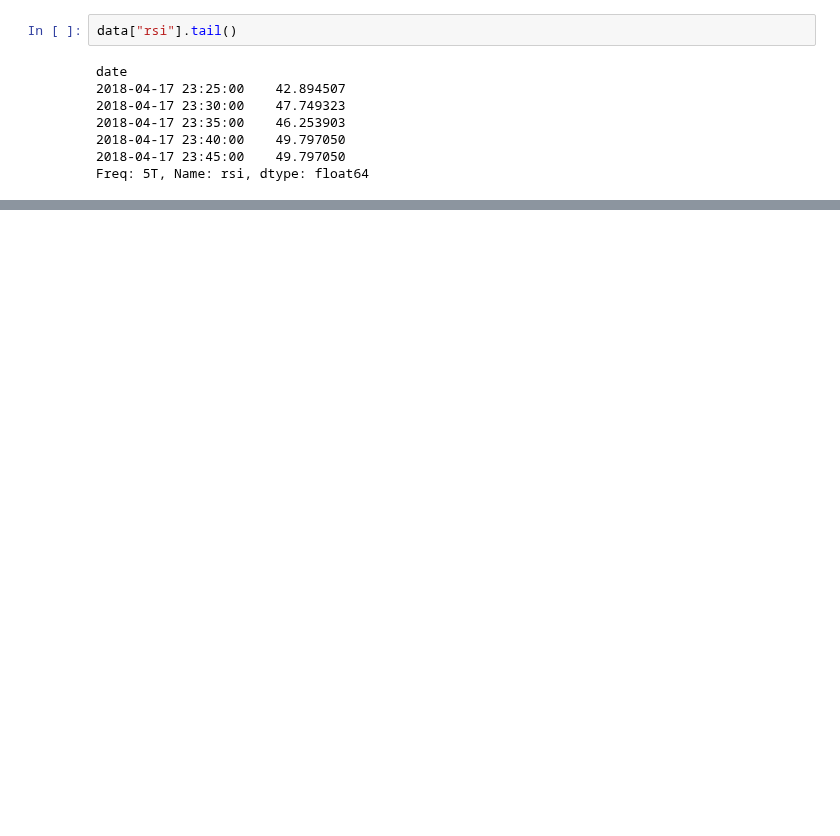
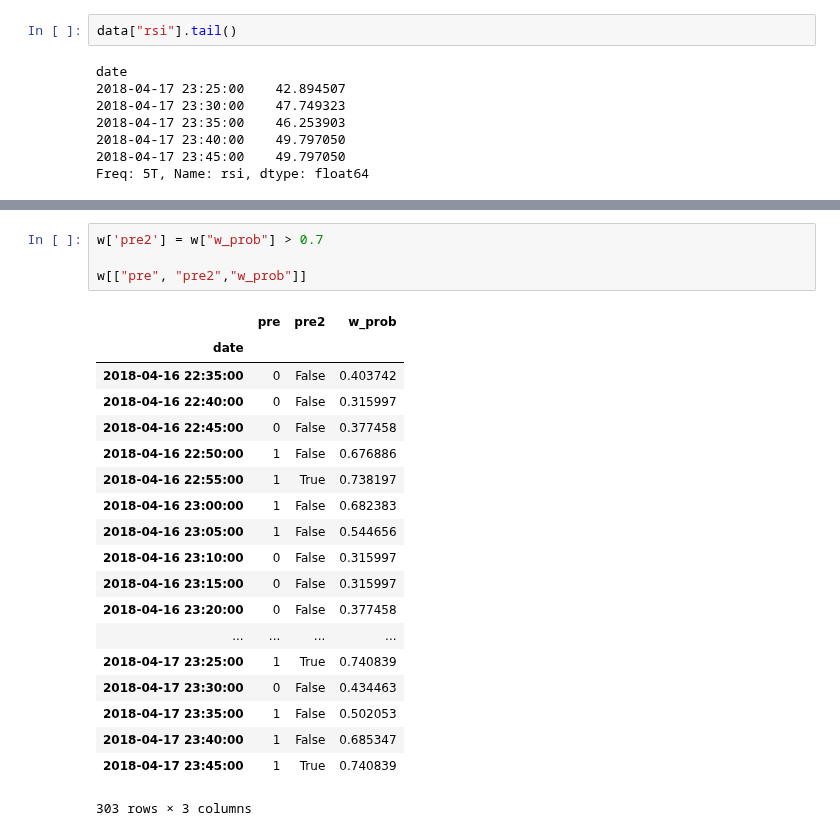
Before and after one commit to ADCryptoSolutions/adcb, a Jupyter notebook: Period_ML_strategy.ipynb, the cells around one changed output, grey strips where cells are left out. Cells and saved outputs as stored; diff of their text form; blank space fills up the shorter version.

```diff
--- a/Period_ML_strategy.ipynb
+++ b/Period_ML_strategy.ipynb
@@ -160,0 +175,24 @@ Freq: 5T, Name: pre, dtype: int64
+# %%
+w['pre2'] = w["w_prob"] > 0.7
+
+w[["pre", "pre2","w_prob"]]
+# %% [output]
+|  | pre | pre2 | w_prob |
+| date |  |  |  |
+| 2018-04-16 22:35:00 | 0 | False | 0.403742 |
+| 2018-04-16 22:40:00 | 0 | False | 0.315997 |
+| 2018-04-16 22:45:00 | 0 | False | 0.377458 |
+| 2018-04-16 22:50:00 | 1 | False | 0.676886 |
+| 2018-04-16 22:55:00 | 1 | True | 0.738197 |
+| 2018-04-16 23:00:00 | 1 | False | 0.682383 |
+| 2018-04-16 23:05:00 | 1 | False | 0.544656 |
+| 2018-04-16 23:10:00 | 0 | False | 0.315997 |
+| 2018-04-16 23:15:00 | 0 | False | 0.315997 |
+| 2018-04-16 23:20:00 | 0 | False | 0.377458 |
+| ... | ... | ... | ... |
+| 2018-04-17 23:25:00 | 1 | True | 0.740839 |
+| 2018-04-17 23:30:00 | 0 | False | 0.434463 |
+| 2018-04-17 23:35:00 | 1 | False | 0.502053 |
+| 2018-04-17 23:40:00 | 1 | False | 0.685347 |
+| 2018-04-17 23:45:00 | 1 | True | 0.740839 |
+303 rows × 3 columns
```
Also changed, not shown: parts of 7 cells of this notebook, 8 other files.
